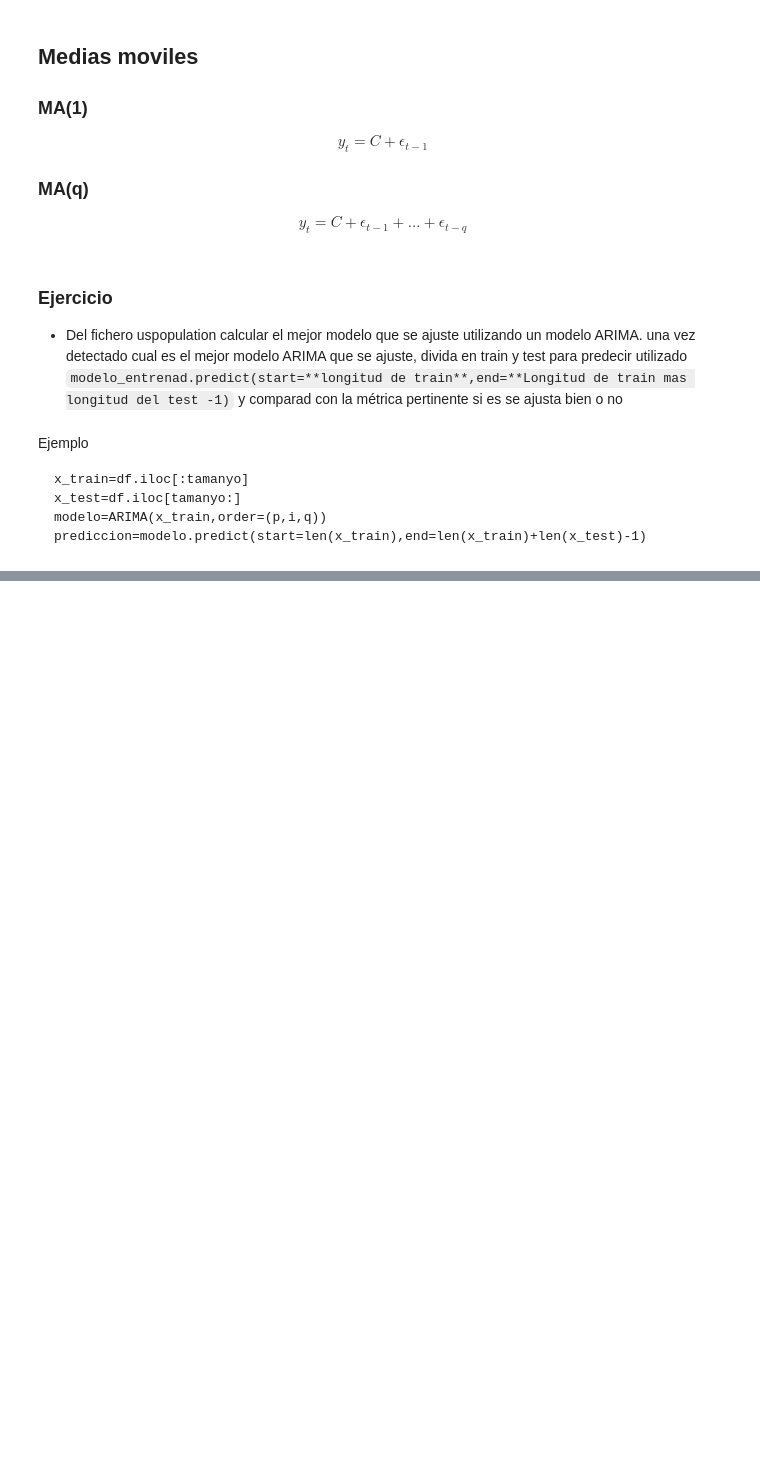
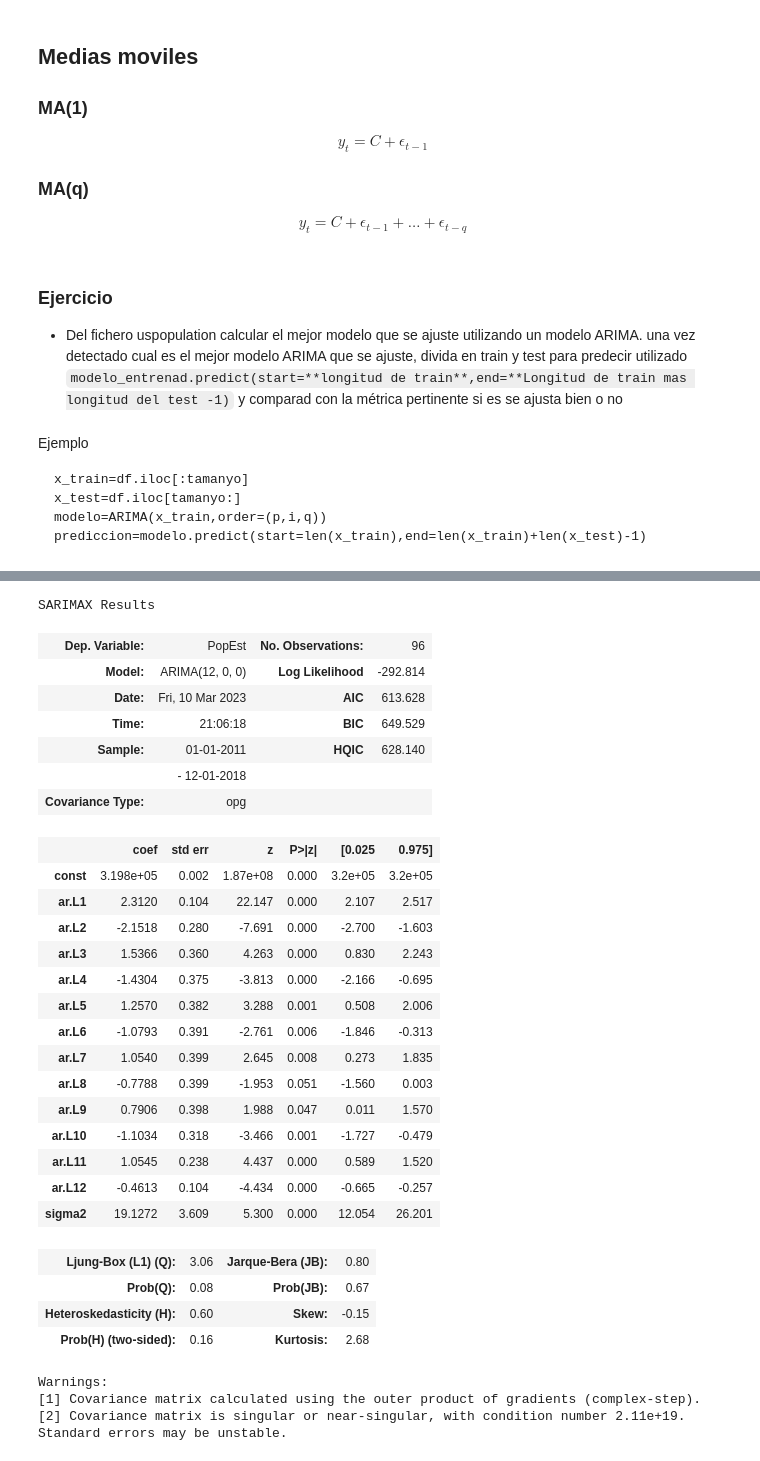
Before and after one commit to felixballestergoytia/Bootcamp_Sep2022, a Jupyter notebook: Seires Temporales/series_Temporales.ipynb, the cells around one changed output, grey strips where cells are left out. Cells and saved outputs as stored; diff of their text form; code cells hidden in the pictures; blank space fills up the shorter version.

```diff
--- a/Seires Temporales/series_Temporales.ipynb
+++ b/Seires Temporales/series_Temporales.ipynb
@@ -218,0 +390,35 @@ prediccion=modelo.predict(start=len(x_train),end=len(x_train)+len(x_test)-1)
+# %%
+model = ARIMA(df['PopEst'],order=(12,0,0))
+AR1fit = model.fit()
+AR1fit.summary()
+# %% [output]
+SARIMAX Results
+| Dep. Variable: | PopEst | No. Observations: | 96 |
+| Model: | ARIMA(12, 0, 0) | Log Likelihood | -292.814 |
+| Date: | Fri, 10 Mar 2023 | AIC | 613.628 |
+| Time: | 21:06:18 | BIC | 649.529 |
+| Sample: | 01-01-2011 | HQIC | 628.140 |
+|  | - 12-01-2018 |  |  |
+| Covariance Type: | opg |  |  |
+|  | coef | std err | z | P>|z| | [0.025 | 0.975] |
+| const | 3.198e+05 | 0.002 | 1.87e+08 | 0.000 | 3.2e+05 | 3.2e+05 |
+| ar.L1 | 2.3120 | 0.104 | 22.147 | 0.000 | 2.107 | 2.517 |
+| ar.L2 | -2.1518 | 0.280 | -7.691 | 0.000 | -2.700 | -1.603 |
+| ar.L3 | 1.5366 | 0.360 | 4.263 | 0.000 | 0.830 | 2.243 |
+| ar.L4 | -1.4304 | 0.375 | -3.813 | 0.000 | -2.166 | -0.695 |
+| ar.L5 | 1.2570 | 0.382 | 3.288 | 0.001 | 0.508 | 2.006 |
+| ar.L6 | -1.0793 | 0.391 | -2.761 | 0.006 | -1.846 | -0.313 |
+| ar.L7 | 1.0540 | 0.399 | 2.645 | 0.008 | 0.273 | 1.835 |
+| ar.L8 | -0.7788 | 0.399 | -1.953 | 0.051 | -1.560 | 0.003 |
+| ar.L9 | 0.7906 | 0.398 | 1.988 | 0.047 | 0.011 | 1.570 |
+| ar.L10 | -1.1034 | 0.318 | -3.466 | 0.001 | -1.727 | -0.479 |
+| ar.L11 | 1.0545 | 0.238 | 4.437 | 0.000 | 0.589 | 1.520 |
+| ar.L12 | -0.4613 | 0.104 | -4.434 | 0.000 | -0.665 | -0.257 |
+| sigma2 | 19.1272 | 3.609 | 5.300 | 0.000 | 12.054 | 26.201 |
+| Ljung-Box (L1) (Q): | 3.06 | Jarque-Bera (JB): | 0.80 |
+| Prob(Q): | 0.08 | Prob(JB): | 0.67 |
+| Heteroskedasticity (H): | 0.60 | Skew: | -0.15 |
+| Prob(H) (two-sided): | 0.16 | Kurtosis: | 2.68 |
+Warnings:
+[1] Covariance matrix calculated using the outer product of gradients (complex-step).
+[2] Covariance matrix is singular or near-singular, with condition number 2.11e+19. Standard errors may be unstable.
```
Also changed, not shown: parts of 19 cells of this notebook.
